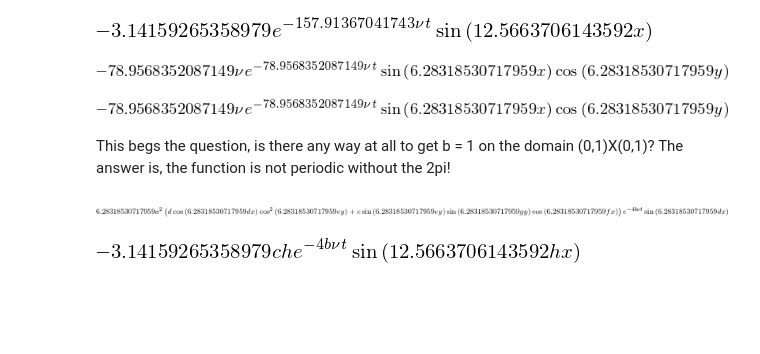
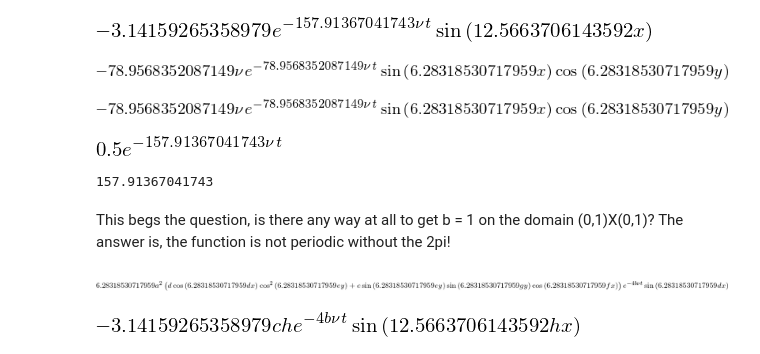
Before and after one commit to beganthewit/dns, a Jupyter notebook: TaylorGreen/TaylorGreenExperiments.ipynb, the cells around one changed output. Saved outputs shown, nothing was run; the diff lists cells and outputs as text; code cells hidden in the pictures; blank space fills up the shorter version.

```diff
--- a/TaylorGreen/TaylorGreenExperiments.ipynb
+++ b/TaylorGreen/TaylorGreenExperiments.ipynb
@@ -14,7 +15,7 @@ p, t, Deltat = symbols('p t Deltat')
 Omega, KH, Beta, Upp = symbols('Omega KH Beta Upp', real=True)
 x, y, z = symbols('x y z', real=True)
 omega2 = symbols('omega2',real=True)
-a, b, c, phi, theta, nu = symbols('a b c phi theta nu',real=True)
+a, b, c, d, phi, theta, nu = symbols('a b c d phi theta nu',real=True)
 # %%
 init_printing(use_unicode=True)
 # %% [markdown]
@@ -215,6 +196,16 @@ diff(uOne,t)
 nu*(diff(diff(uOne,x),x)+diff(diff(uOne,y),y))
 # %% [output]
 [figure]
+# %%
+EnOne = uOne*uOne+vOne*vOne
+# %%
+integrate(integrate(EnOne,(x,0,1)),(y,0,1))
+# %% [output]
+[figure, added]
+# %%
+print(4*2*pi*2*pi)
+# %% [output]
+157.91367041743
 # %% [markdown]
 This begs the question, is there any way at all to get b = 1 on the domain (0,1)X(0,1)? The answer is, the function is not periodic without the 2pi!
 # %%
```
Also changed, not shown: parts of 25 cells of this notebook, 3 other files.
